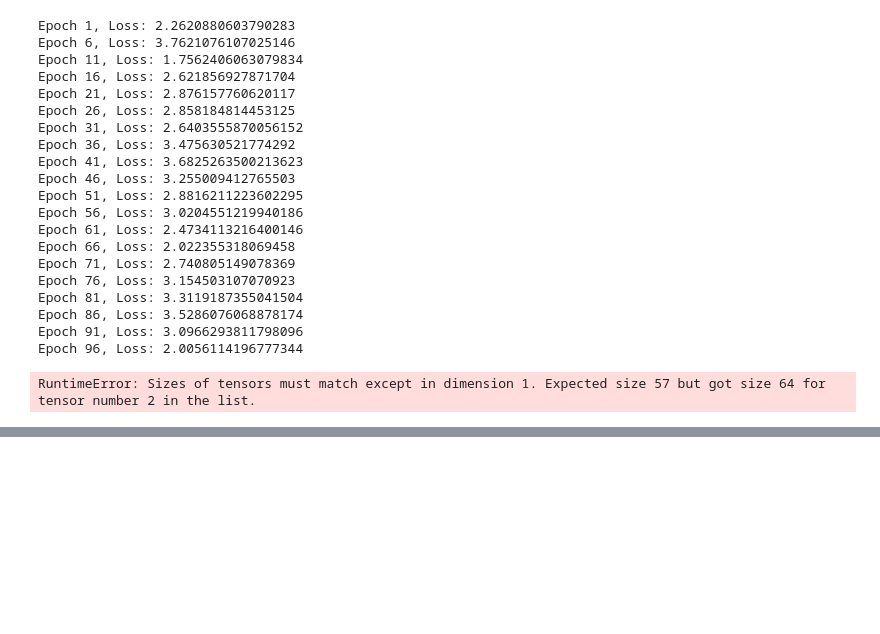
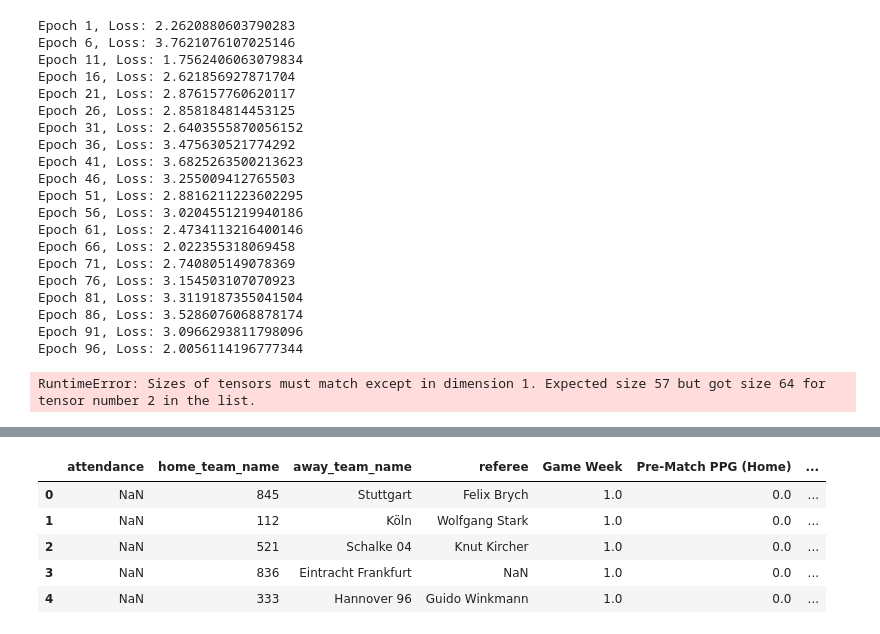
Before and after one commit to lukaszlewickii/football_games_predictor, a Jupyter notebook: data_preparation.ipynb, the cells around one changed output, grey strips where cells are left out. Saved outputs shown, nothing was run; the diff lists cells and outputs as text; code cells hidden in the pictures; blank space fills up the shorter version.

```diff
--- a/data_preparation.ipynb
+++ b/data_preparation.ipynb
@@ -576,0 +658,16 @@ RuntimeError: Sizes of tensors must match except in dimension 1. Expected size 5
+# %%
+# Normalizacja statystyk meczów
+stats_features = ['home_team_goal_count', 'away_team_goal_count', 'home_team_corner_count', 'away_team_corner_count',
+                  'home_team_yellow_cards', 'away_team_yellow_cards', 'home_team_red_cards', 'away_team_red_cards',
+                  'home_team_shots', 'away_team_shots']
+scaler = StandardScaler()
+data[stats_features] = scaler.fit_transform(data[stats_features])
+# %%
+data.head()
+# %% [output]
+|  | attendance | home_team_name | away_team_name | referee | Game Week | Pre-Match PPG (Home) | ... |
+| 0 | NaN | 845 | Stuttgart | Felix Brych | 1.0 | 0.0 | ... |
+| 1 | NaN | 112 | Köln | Wolfgang Stark | 1.0 | 0.0 | ... |
+| 2 | NaN | 521 | Schalke 04 | Knut Kircher | 1.0 | 0.0 | ... |
+| 3 | NaN | 836 | Eintracht Frankfurt | NaN | 1.0 | 0.0 | ... |
+| 4 | NaN | 333 | Hannover 96 | Guido Winkmann | 1.0 | 0.0 | ... |
```
Also changed, not shown: parts of 51 cells of this notebook.
